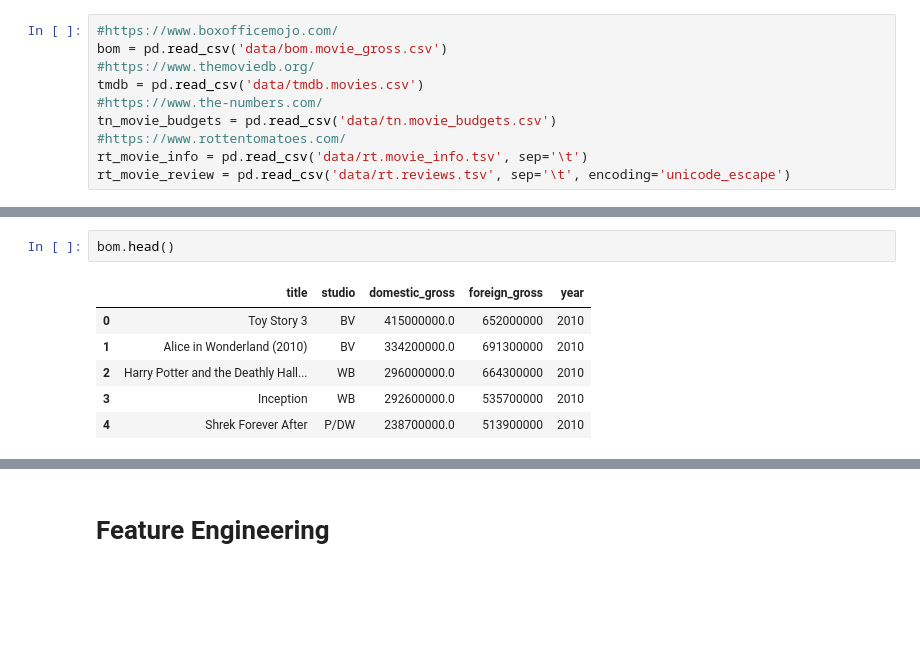
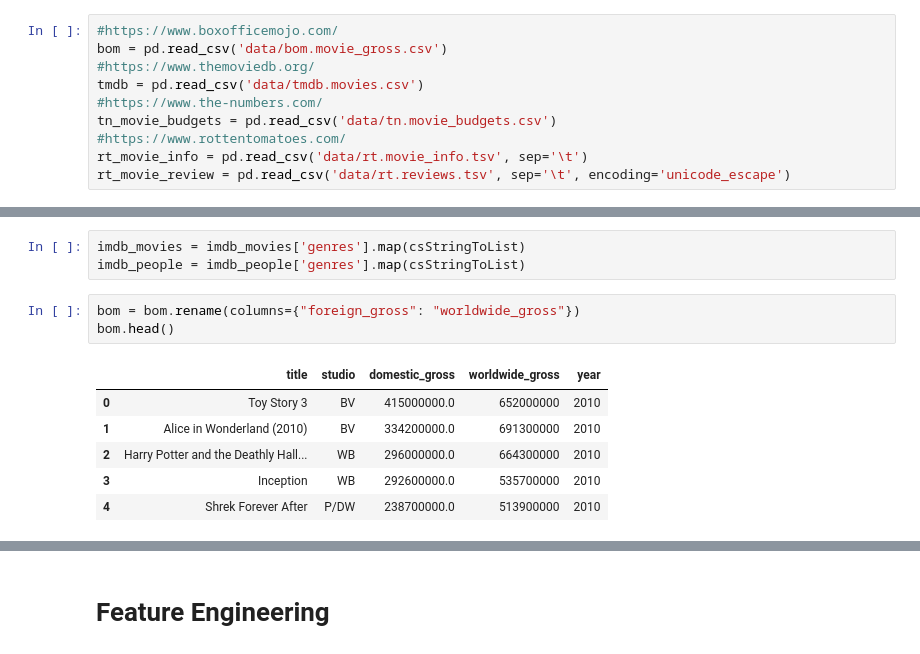
Before and after one commit to gjimmyq/C-H-Film-Productions, a Jupyter notebook: C-H_Film_Productions.ipynb, the cells around one changed output, grey strips where cells are left out. Saved outputs shown, nothing was run; the diff lists cells and outputs as text; blank space fills up the shorter version.

```diff
--- a/C-H_Film_Productions.ipynb
+++ b/C-H_Film_Productions.ipynb
@@ -47,7 +91,11 @@ rt_movie_review = pd.read_csv('data/rt.reviews.tsv', sep='\t', encoding='unicode
+# %%
+imdb_movies = imdb_movies['genres'].map(csStringToList)
+imdb_people = imdb_people['genres'].map(csStringToList)
 # %%
+bom = bom.rename(columns={"foreign_gross": "worldwide_gross"})
 bom.head()
 # %% [output]
-|  | title | studio | domestic_gross | foreign_gross | year |
+|  | title | studio | domestic_gross | worldwide_gross | year |
 | 0 | Toy Story 3 | BV | 415000000.0 | 652000000 | 2010 |
 | 1 | Alice in Wonderland (2010) | BV | 334200000.0 | 691300000 | 2010 |
 | 2 | Harry Potter and the Deathly Hall... | WB | 296000000.0 | 664300000 | 2010 |
```
Also changed, not shown: parts of 17 cells of this notebook, 1 other file.
